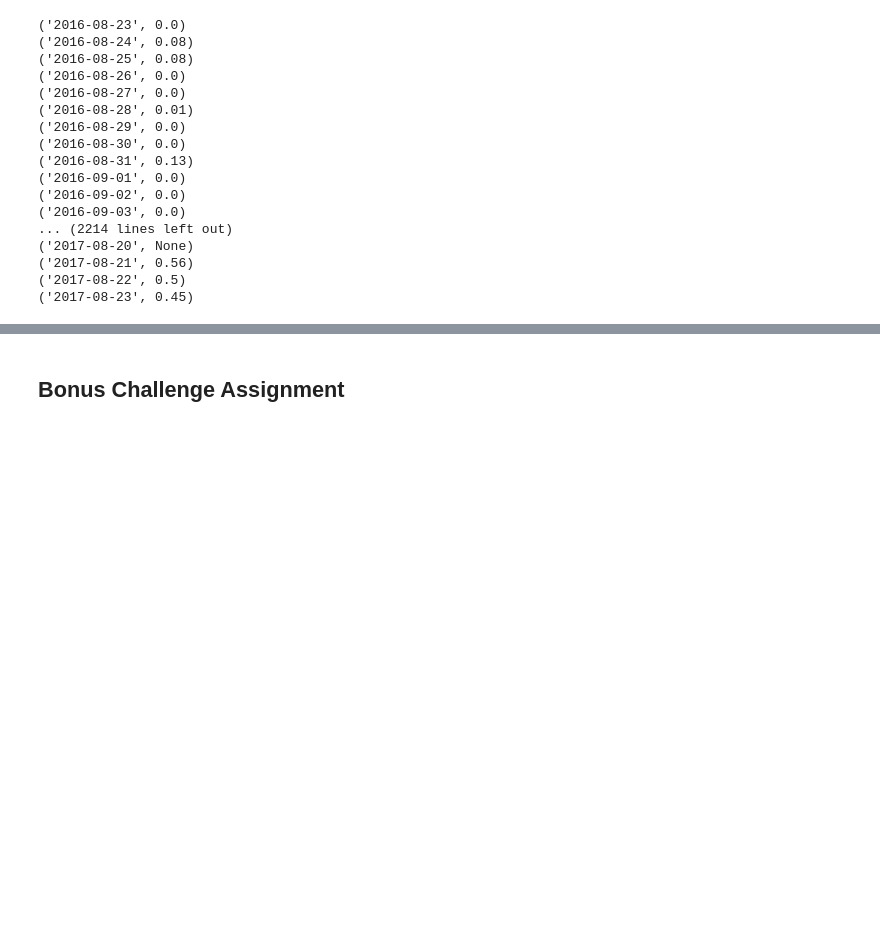
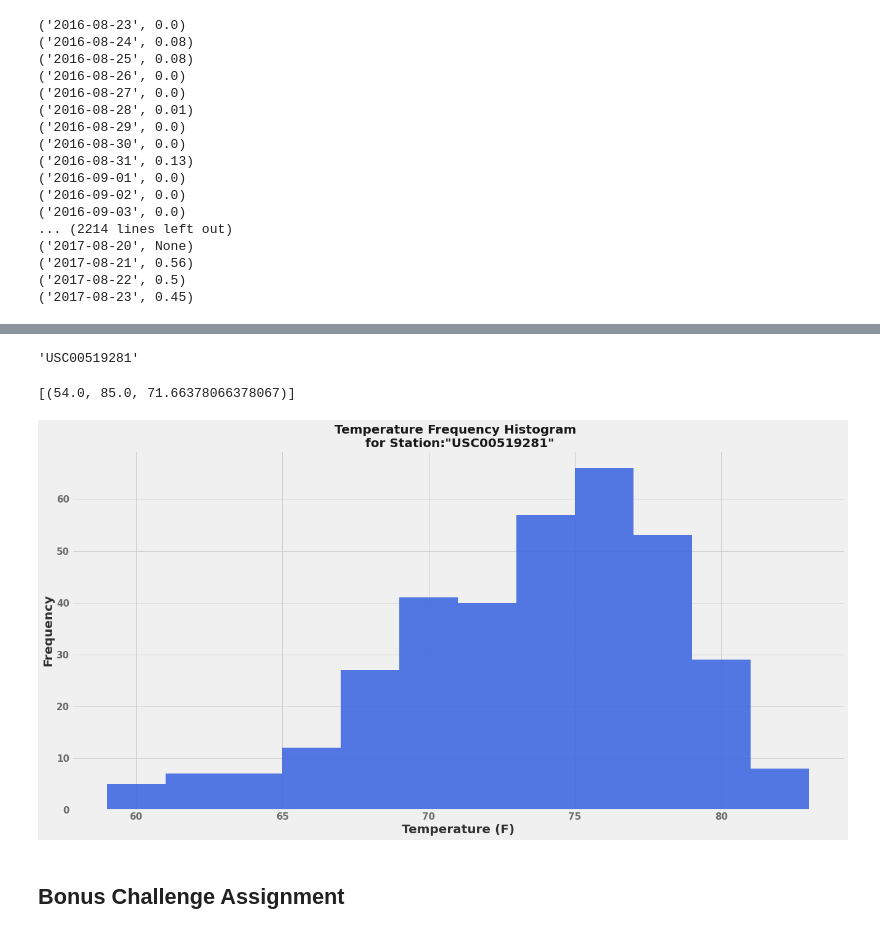
Before and after one commit to michellebannon/sqlalchemy-challenge, a Jupyter notebook: climate_starter.ipynb, the cells around one changed output, grey strips where cells are left out. Cells and saved outputs as stored; diff of their text form; code cells hidden in the pictures; blank space fills up the shorter version.

```diff
--- a/climate_starter.ipynb
+++ b/climate_starter.ipynb
@@ -105,4 +170,50 @@ plt.show()
+# %%
+#get active station this was out of order
+most_active_station=session.query(Measurement.station).group_by(Measurement.station).\
+    order_by(func.count(Measurement.date).desc()).first()
+most_active= most_active_station[0]
+most_active
+# %% [output]
+'USC00519281'
 # %%
 # Using the station id from the previous query, calculate the lowest temperature recorded,
 # highest temperature recorded, and average temperature of the most active station?
+session.query(func.min(Measurement.tobs),
+              func.max(Measurement.tobs),
+              func.avg(Measurement.tobs)).filter(Measurement.station == 'USC00519281').all()
+#find out how to put labels on it
+# %% [output]
+[(54.0, 85.0, 71.66378066378067)]
+# %%
+# Choose the station with the highest number of temperature observations.
+temperature = session.query(Measurement.date,  Measurement.tobs).\
+                    filter(Measurement.station == "USC00519281").\
+                    filter(func.strftime("%Y-%m-%d", Measurement.date) >= '2016-08-23').all()
+
+# Temperature dataframe cleanning process
+temperature_df = pd.DataFrame(temperature, columns=['Date', 'Temperature'])
+temperature_df = temperature_df.sort_values(by='Date', ascending=True)
+temperature_df.set_index('Date', inplace=True)
+# Resize Plot
+plt.figure(figsize=[20,10]);
+
+# Define Histogram paramaters
+n, bins, patches = plt.hist(x=temperature_df["Temperature"], bins=12,
+                           color='royalblue',alpha=0.9);
+# Labeling, tickers and grids
+plt.grid(axis='y', alpha=0.75);
+plt.xlabel('Temperature (F)',fontweight="bold", alpha=0.8, fontsize=20);
+plt.ylabel('Frequency',fontweight="bold", alpha=0.8, fontsize=20);
+plt.xticks(fontsize=15, fontweight="bold", alpha=0.55);
+plt.yticks(fontsize=15, fontweight="bold", alpha=0.55);
+plt.title('Temperature Frequency Histogram \n for Station:"USC00519281"',
+          fontweight="bold", alpha=0.9, fontsize=20);
+
+# Save Plot
+plt.savefig("Output/Fig 2. Histogram - Temperature Frequency for Station USC00519281" +'.png',bbox_inches='tight');
+
+#Show the Plot
+plt.show();
+# %% [output]
+[figure, added]
 # %%
```
Also changed, not shown: parts of 11 cells of this notebook, 2 other files.
